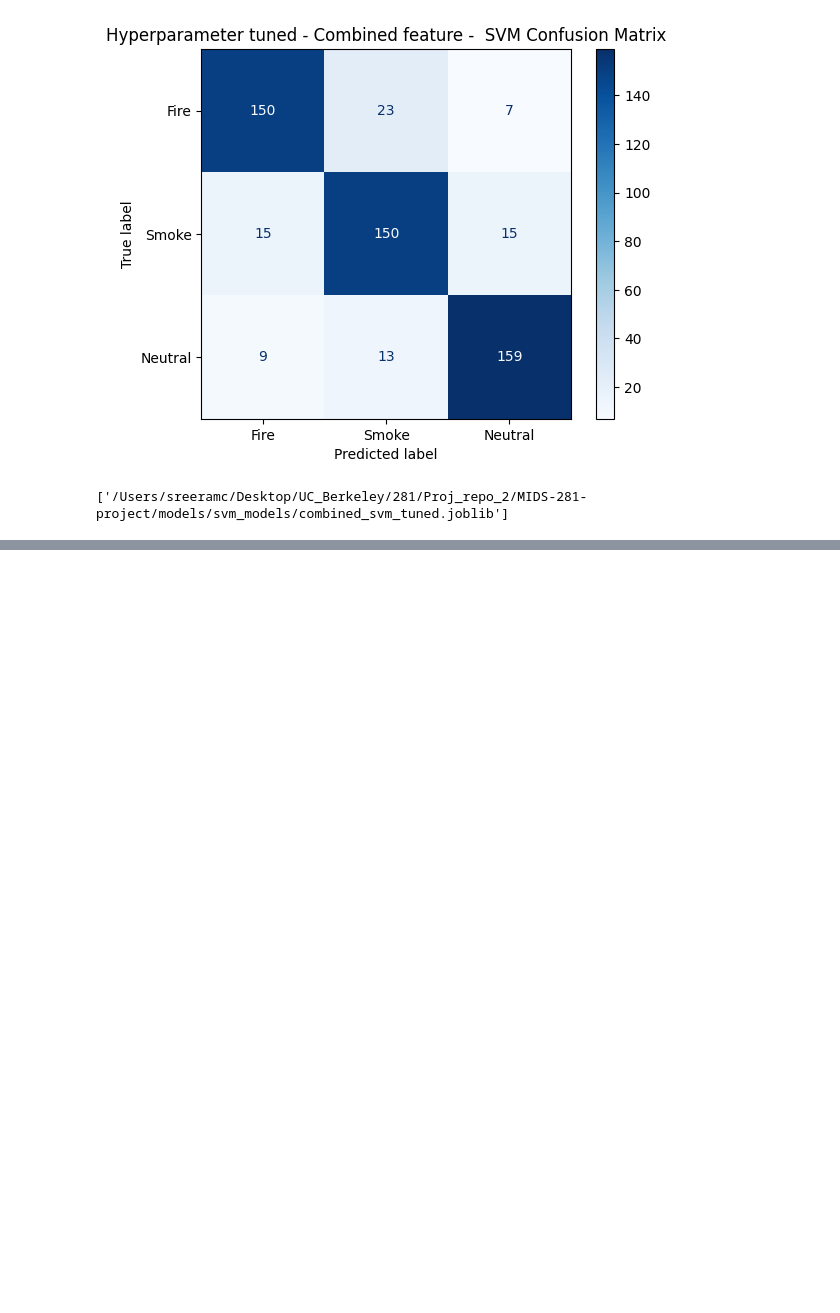
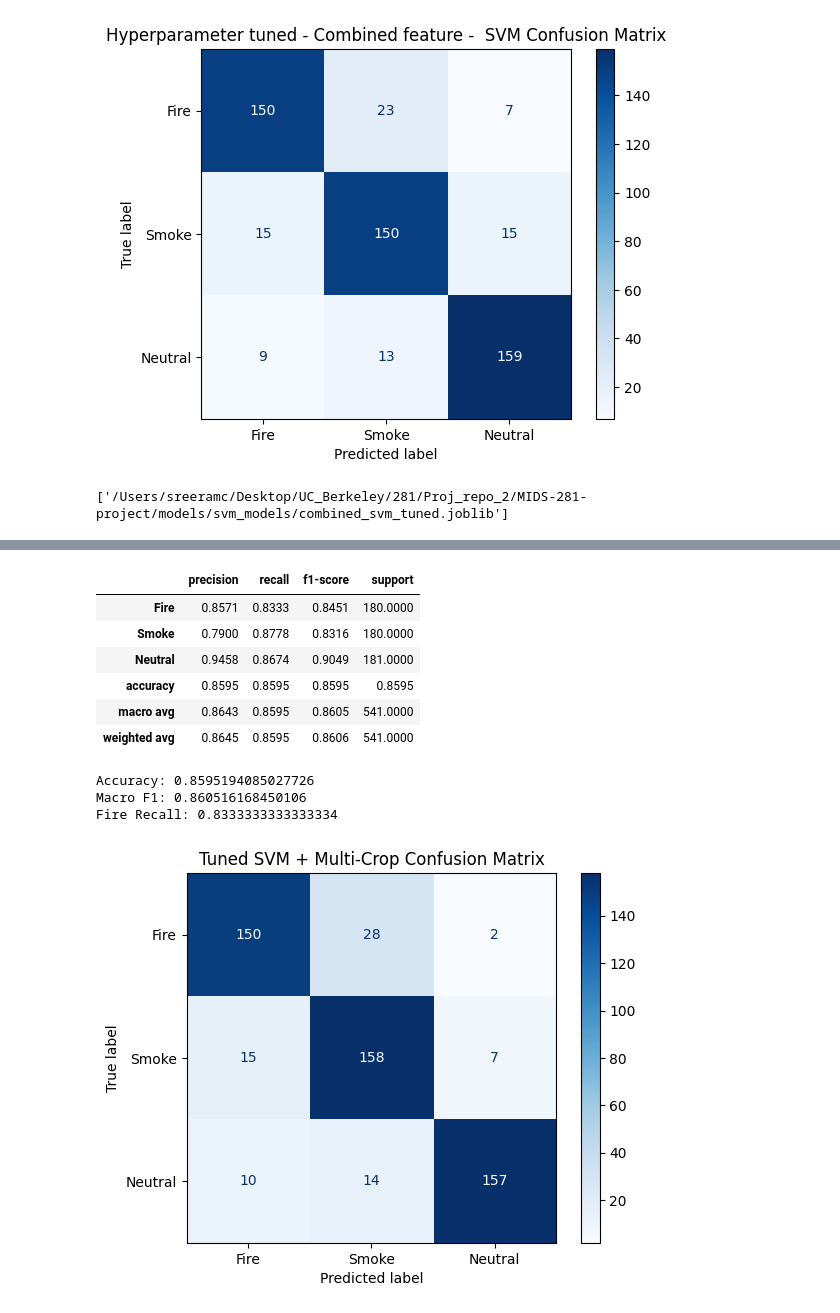
Before and after one commit to sreeramchennakrish/MIDS-281-project, a Jupyter notebook: notebooks/04_classifier_svm.ipynb, the cells around one changed output, grey strips where cells are left out. Cells and saved outputs as stored; diff of their text form; code cells hidden in the pictures; blank space fills up the shorter version.

```diff
--- a/notebooks/04_classifier_svm.ipynb
+++ b/notebooks/04_classifier_svm.ipynb
@@ -652,0 +898,52 @@ joblib.dump(
+# %%
+
+report = classification_report(
+    y_val,
+    y_pred_multicrop,
+    labels=np.arange(len(classes)),
+    target_names=list(classes),
+    output_dict=True,
+    zero_division=0
+)
+
+results_df = pd.DataFrame(report).T
+
+display(results_df.round(4))
+
+print(
+    "Accuracy:",
+    accuracy_score(y_val, y_pred_multicrop)
+)
+
+print(
+    "Macro F1:",
+    f1_score(y_val, y_pred_multicrop, average="macro")
+)
+
+print(
+    "Fire Recall:",
+    report["Fire"]["recall"]
+)
+
+ConfusionMatrixDisplay.from_predictions(
+    y_val,
+    y_pred_multicrop,
+    labels=np.arange(len(classes)),
+    display_labels=list(classes),
+    cmap="Blues"
+)
+
+plt.title("Tuned SVM + Multi-Crop Confusion Matrix")
+plt.show()
+# %% [output]
+|  | precision | recall | f1-score | support |
+| Fire | 0.8571 | 0.8333 | 0.8451 | 180.0000 |
+| Smoke | 0.7900 | 0.8778 | 0.8316 | 180.0000 |
+| Neutral | 0.9458 | 0.8674 | 0.9049 | 181.0000 |
+| accuracy | 0.8595 | 0.8595 | 0.8595 | 0.8595 |
+| macro avg | 0.8643 | 0.8595 | 0.8605 | 541.0000 |
+| weighted avg | 0.8645 | 0.8595 | 0.8606 | 541.0000 |
+Accuracy: 0.8595194085027726
+Macro F1: 0.860516168450106
+Fire Recall: 0.8333333333333334
+[figure, added]
```
Also changed, not shown: parts of 11 cells of this notebook, 1 other file.
